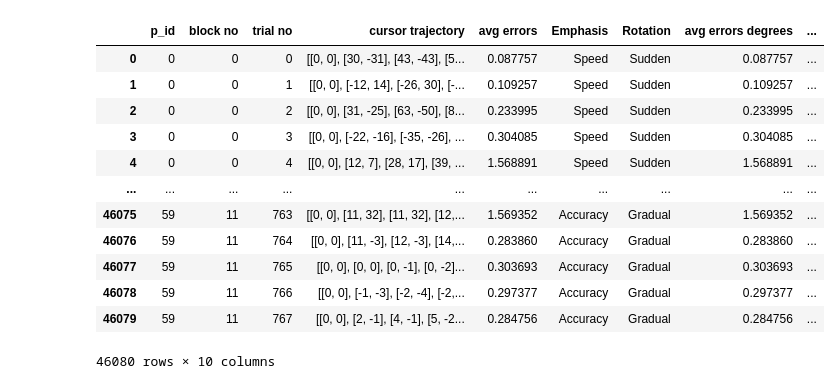
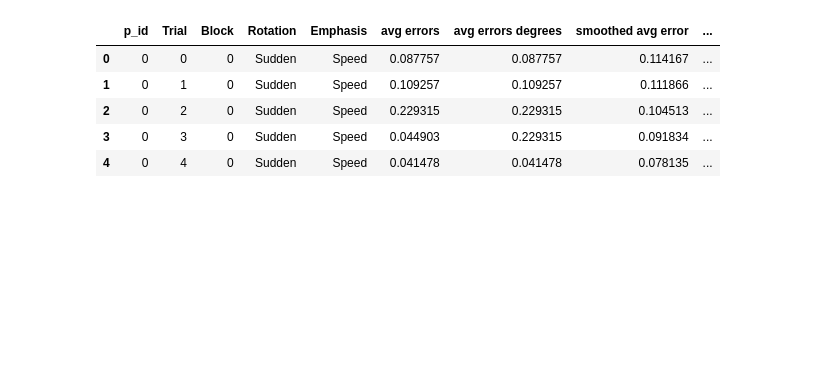
Before and after one commit to tejas-savalia/vma_behavioral, a Jupyter notebook: All experiments/experiment 1/analyses.ipynb, the cells around one changed output. Cells and saved outputs as stored; diff of their text form; code cells hidden in the pictures; blank space fills up the shorter version.

```diff
--- a/All experiments/experiment 1/analyses.ipynb
+++ b/All experiments/experiment 1/analyses.ipynb
@@ -125,12 +151,3 @@ def calc_angular_error(traj):
         # init_error[j] = np.nanmean(traj_ang_errors[:np.argmax(velocity[j])])
         mean_error[j] = np.nanmean(traj_ang_errors)
     return mean_error
-# %%
-mean_error = np.zeros((60, 12, 64))
-
-for data in range(1000, 1060):
-    print(data)
-    for block in range(12):
-        traj = scipy.io.loadmat('data/data{data}/actual_trajectories/trajectories{block}.mat'.format(block=str(block), data=str(data)))
-        #init_error[data-1000][block], online_error[data-1000][block], max_vel_error[data-1000][block], signed_angles_var[data-1000][block], max_error[data-1000][block], mean_error[data-1000][block], ide[data-1000][block] = calc_angular_error(traj)
-        mean_error[data-1000][block] = calc_angular_error(traj)
@@ -156,12 +154,13 @@ for data in range(1000, 1060):
 # %%
 # df_relearn = pd.read_csv('all_trajectories.csv')
+df['cursor trajectory'] = cursor_trajectory
 errors = []
-for traj in df['cursor trajectory']:
+for traj in cursor_trajectory:
     # print(traj)
-    errors.append(comp_avg_ang_error(traj))
+    errors.append(comp_init_ang_error(traj))
 # %%
-df['avg errors'] = np.ravel(errors)
-
+df['init errors'] = np.ravel(errors)
+df.loc[df['Block'] == 11, 'init errors'] = -df.loc[df['Block'] == 11, 'init errors']
 # df.loc[df['p_id']%2 == 1, 'Emphasis'] = 'Accuracy'
 # df.loc[df['p_id']%2 == 0, 'Emphasis'] = 'Speed'
 
@@ -169,31 +168,33 @@ df['avg errors'] = np.ravel(errors)
 # df.loc[df['p_id']%4 == 1, 'Rotation'] = 'Sudden'
 # df.loc[df['p_id']%4 == 2, 'Rotation'] = 'Gradual'
 # df.loc[df['p_id']%4 == 3, 'Rotation'] = 'Gradual'
-df['avg errors degrees'] = df['avg errors']#*180/np.pi
+df['init errors degrees'] = df['init errors']*180/np.pi
 # %%
 smoothed = []
 for participant in df.p_id.unique():
     for block in range(12):
-        smoothed.append(gaussian_filter(df.loc[((df['p_id'] == participant) & (df['Block'] == block)), 'avg errors'], sigma=2))
+        temp = df.loc[((df['p_id'] == participant) & (df['Block'] == block)), 'avg errors'].values
+        df.loc[((df['p_id'] == participant) & (df['Block'] == block)), 'avg errors'] = np.nan_to_num(temp, nan = np.nanmedian(temp))
+        smoothed.append(gaussian_filter(df.loc[((df['p_id'] == participant) & (df['Block'] == block)), 'avg errors'].values, sigma=2))
 
 smoothed = np.ravel(smoothed)
 
 df['smoothed avg error'] = smoothed
 df['smoothed avg error degrees'] = df['smoothed avg error']*180/np.pi
+# df = df.drop('cursor trajectory', axis = 1)
 # %%
-df
+def clean_data(df):
+    # Replace gaps forward from the previous valid value in: 'avg errors', 'avg errors degrees' and 2 other columns
+    df = df.fillna({'avg errors': df['smoothed avg error'].ffill(), 'avg errors degrees': df['avg errors degrees'].ffill(), 'smoothed avg error': df['smoothed avg error'].ffill(), 'smoothed avg error degrees': df['smoothed avg error degrees'].ffill()})
+    return df
+
+df_clean = clean_data(df.copy())
+df_clean.head()
 # %% [output]
-|  | p_id | block no | trial no | cursor trajectory | avg errors | Emphasis | Rotation | avg errors degrees | ... |
-| 0 | 0 | 0 | 0 | [[0, 0], [30, -31], [43, -43], [5... | 0.087757 | Speed | Sudden | 0.087757 | ... |
-| 1 | 0 | 0 | 1 | [[0, 0], [-12, 14], [-26, 30], [-... | 0.109257 | Speed | Sudden | 0.109257 | ... |
-| 2 | 0 | 0 | 2 | [[0, 0], [31, -25], [63, -50], [8... | 0.233995 | Speed | Sudden | 0.233995 | ... |
-| 3 | 0 | 0 | 3 | [[0, 0], [-22, -16], [-35, -26], ... | 0.304085 | Speed | Sudden | 0.304085 | ... |
-| 4 | 0 | 0 | 4 | [[0, 0], [12, 7], [28, 17], [39, ... | 1.568891 | Speed | Sudden | 1.568891 | ... |
-| ... | ... | ... | ... | ... | ... | ... | ... | ... | ... |
-| 46075 | 59 | 11 | 763 | [[0, 0], [11, 32], [11, 32], [12,... | 1.569352 | Accuracy | Gradual | 1.569352 | ... |
-| 46076 | 59 | 11 | 764 | [[0, 0], [11, -3], [12, -3], [14,... | 0.283860 | Accuracy | Gradual | 0.283860 | ... |
-| 46077 | 59 | 11 | 765 | [[0, 0], [0, 0], [0, -1], [0, -2]... | 0.303693 | Accuracy | Gradual | 0.303693 | ... |
-| 46078 | 59 | 11 | 766 | [[0, 0], [-1, -3], [-2, -4], [-2,... | 0.297377 | Accuracy | Gradual | 0.297377 | ... |
-| 46079 | 59 | 11 | 767 | [[0, 0], [2, -1], [4, -1], [5, -2... | 0.284756 | Accuracy | Gradual | 0.284756 | ... |
+|  | p_id | Trial | Block | Rotation | Emphasis | avg errors | avg errors degrees | smoothed avg error | ... |
+| 0 | 0 | 0 | 0 | Sudden | Speed | 0.087757 | 0.087757 | 0.114167 | ... |
+| 1 | 0 | 1 | 0 | Sudden | Speed | 0.109257 | 0.109257 | 0.111866 | ... |
+| 2 | 0 | 2 | 0 | Sudden | Speed | 0.229315 | 0.229315 | 0.104513 | ... |
+| 3 | 0 | 3 | 0 | Sudden | Speed | 0.044903 | 0.229315 | 0.091834 | ... |
+| 4 | 0 | 4 | 0 | Sudden | Speed | 0.041478 | 0.041478 | 0.078135 | ... |
-46080 rows × 10 columns
 # %%
```
Also changed, not shown: parts of 23 cells of this notebook, 3 other files.
